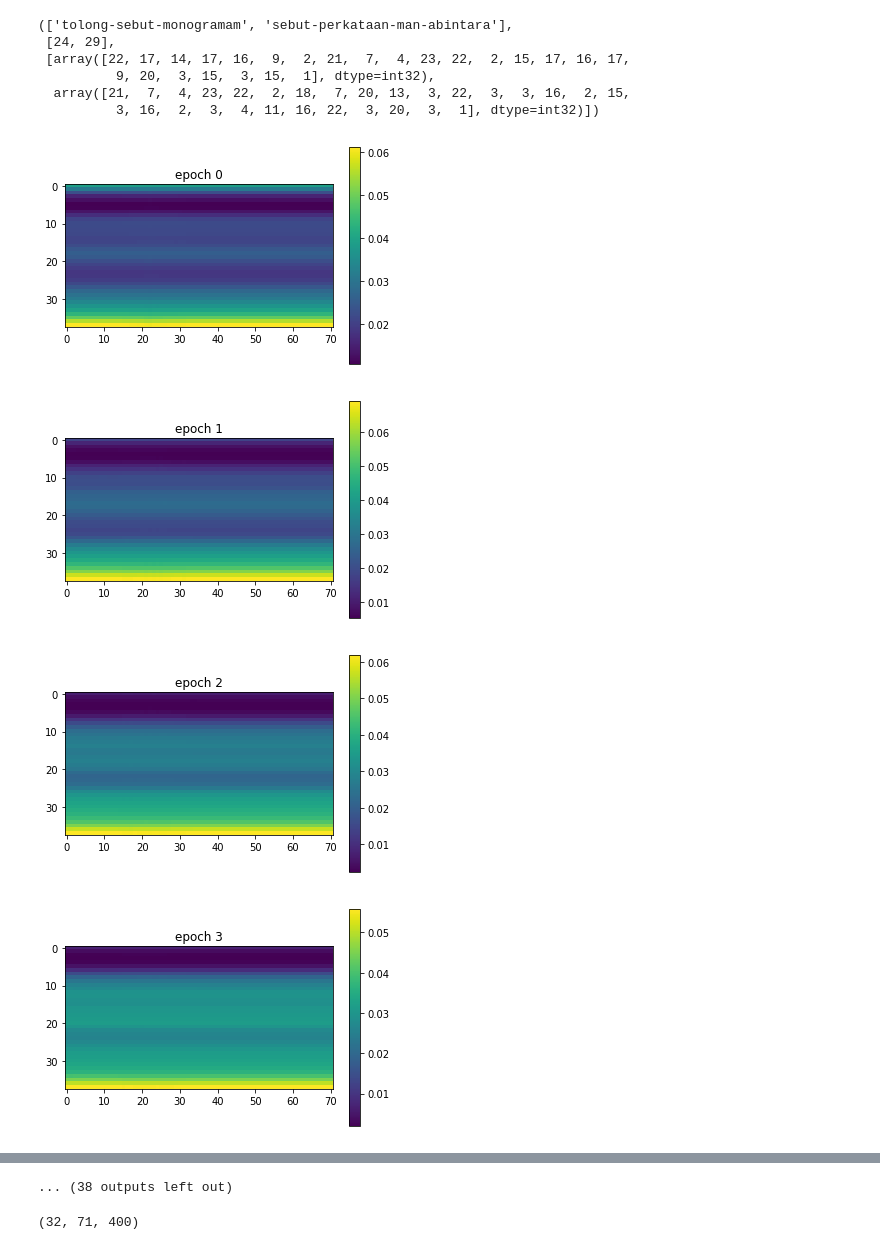
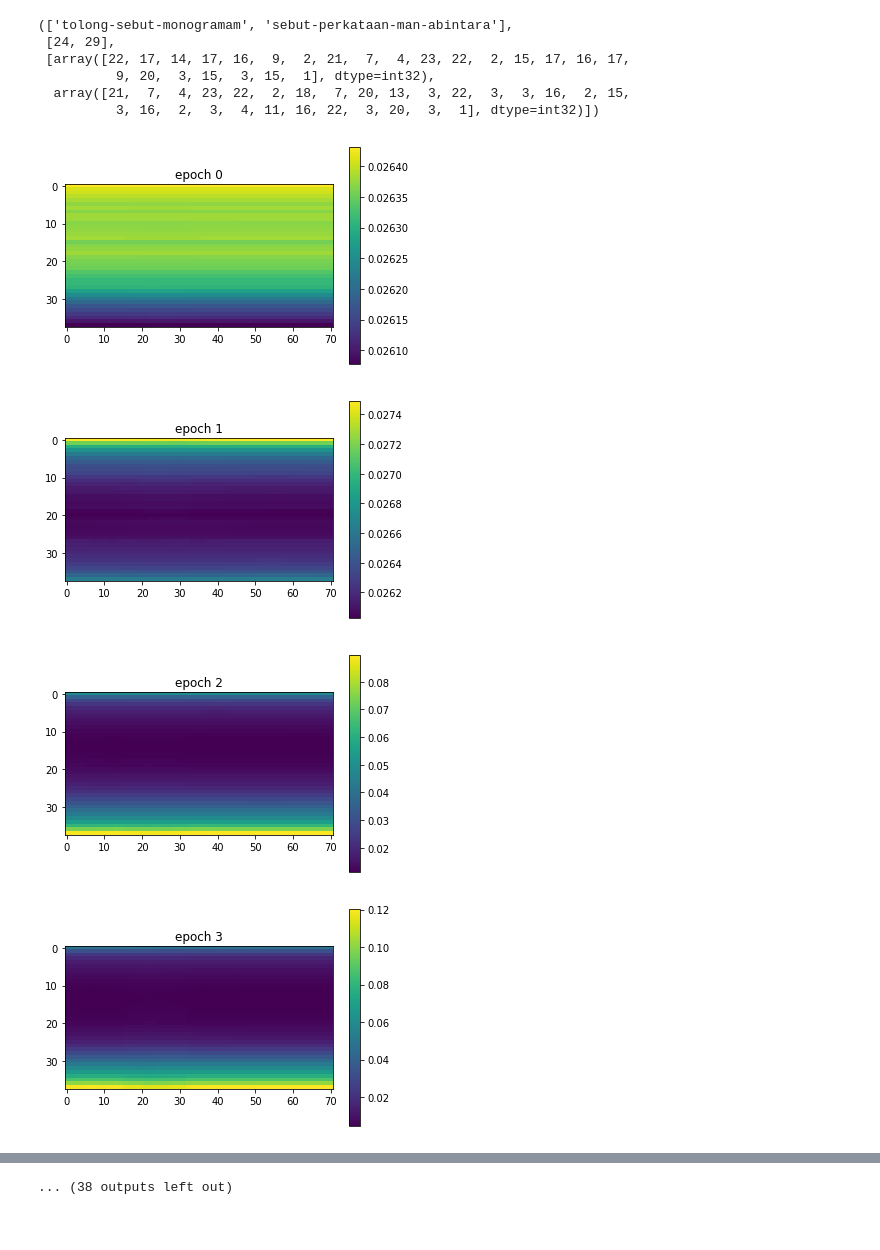
Before and after one commit to huseinzol05/Bahasa-NLP-Tensorflow, a Jupyter notebook: text-to-speech/1.tacotron/tacotron.ipynb, the cells around one changed output, grey strips where cells are left out. Cells and saved outputs as stored; diff of their text form; code cells hidden in the pictures.

```diff
--- a/text-to-speech/1.tacotron/tacotron.ipynb
+++ b/text-to-speech/1.tacotron/tacotron.ipynb
@@ -44,39 +44,39 @@ EPOCH = 50
 for i in range(EPOCH):
     pbar = tqdm(range(0, len(paths), batch_size), desc = 'minibatch loop')
     for k in pbar:
         index = min(k + batch_size, len(paths))
         files, max_y, max_z = dynamic_batching(paths[k:index])
         max_x = max(lengths[k:index])
         batch_x = np.zeros((batch_size, max_x))
         batch_y = np.zeros((batch_size, max_y, n_mels * resampled))
         batch_z = np.zeros((batch_size, max_z, fourier_window_size // 2 + 1))
         for n in range(len(files)):
             batch_x[n, :] = np.pad(
                 texts[k + n],
                 ((0, max_x - texts[k + n].shape[0])),
                 mode = 'constant',
             )
             batch_y[n, :, :] = np.pad(
                 files[n][0],
                 ((0, max_y - files[n][0].shape[0]), (0, 0)),
                 mode = 'constant',
             )
             batch_z[n, :, :] = np.pad(
                 files[n][1],
                 ((0, max_z - files[n][1].shape[0]), (0, 0)),
                 mode = 'constant',
             )
-        _, cost = sess.run(
-            [model.optimizer, model.loss],
-            feed_dict = {model.X: batch_x, model.Y: batch_y, model.Z: batch_z},
+        _, cost, cost1, cost2, cost_seq = sess.run(
+            [model.optimizer, model.loss, model.loss1, model.loss2, model.seq_loss],
+            feed_dict = {model.X: batch_x, model.Y: batch_y, model.Z: batch_z, model.training: True},
         )
-        pbar.set_postfix(cost = cost)
+        pbar.set_postfix(cost = cost, cost1 = cost1, cost2 = cost2, cost_seq = cost_seq)
     align = sess.run(
-        model.alignments, feed_dict = {model.X: batch_x, model.Y: batch_y}
+        model.alignments, feed_dict = {model.X: batch_x, model.Y: batch_y, model.training: True}
     )
     plot_alignment(align[0, :, :], i)
 # %% [output]
-[figure, old version]
+[figure, new version]
-[figure, old version]
+[figure, new version]
-[figure, old version]
+[figure, new version]
-[figure, old version]
+[figure, new version]
@@ -91,6 +91,2 @@ for i in range(EPOCH):
 ... (38 outputs left out)
-# %%
-batch_y.shape
-# %% [output]
-(32, 71, 400)
 # %%
```
Also changed, not shown: parts of 7 cells of this notebook, 5 other files.
